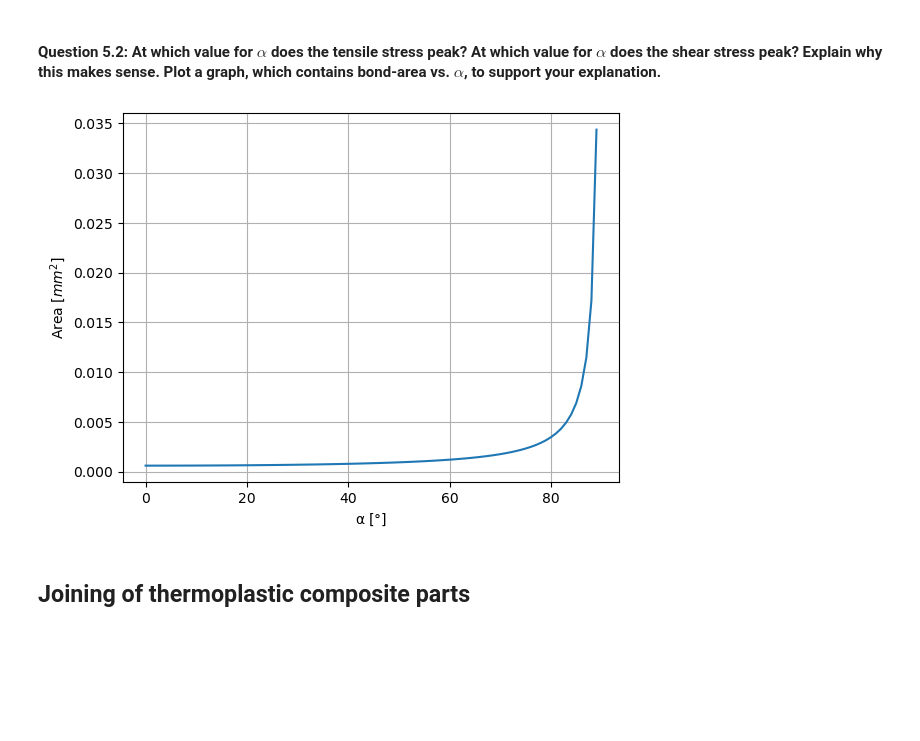
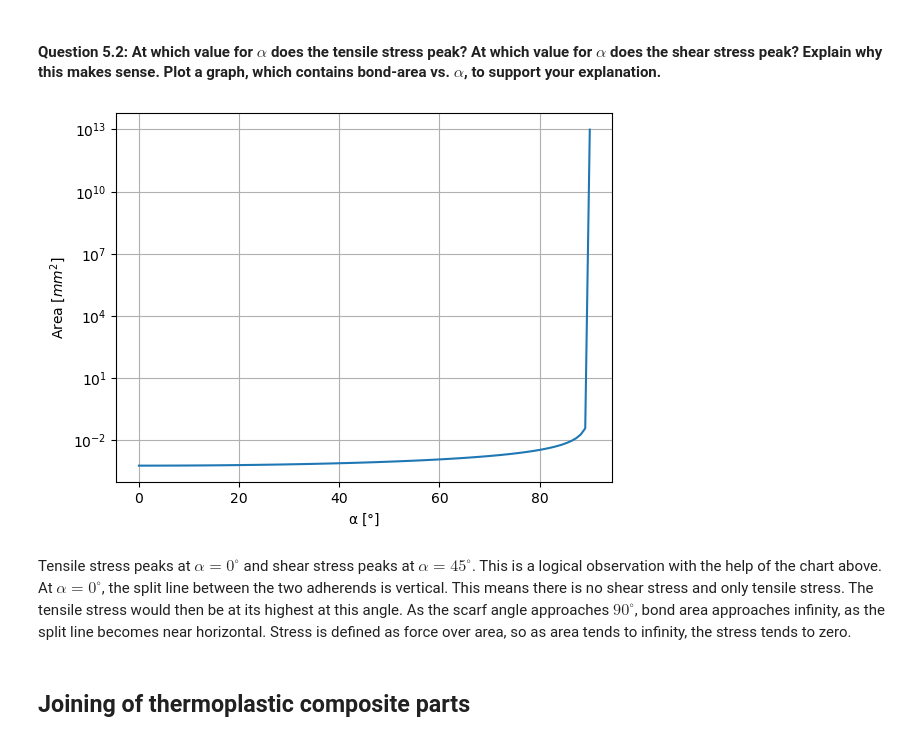
Before and after one commit to arthurstreebgreebling/PCM, a Jupyter notebook: A3 Joining/Joining.ipynb, the cells around one changed output. Drawn from its saved outputs; the diff is of its cells as text; code cells hidden in the pictures; blank space fills up the shorter version.

```diff
--- a/A3 Joining/Joining.ipynb
+++ b/A3 Joining/Joining.ipynb
@@ -236,8 +236,8 @@ def tensile_stress(F,a,b,t):
 def shear_stress(F,a,b,t):
     return F*np.sin(a*np.pi/180) / area(a,b,t)
 
-a = np.arange(0,91,1)
-plt.plot(a, tensile_stress(F,a,b,t)/1e6, label='Tensile stress')
+a = np.linspace(0,90,100)
+plt.plot(a, tensile_stress(F,a,b,t)/1e6, label='Tensile Stress')
 plt.plot(a, shear_stress(F,a,b,t)/1e6, label='Shear Stress')
 plt.legend()
 plt.grid()
@@ -249,15 +249,18 @@ plt.show()
 # %% [markdown]
 #### Question 5.2: At which value for $\alpha$ does the tensile stress peak? At which value for $\alpha$ does the shear stress peak? Explain why this makes sense. Plot a graph, which contains bond-area vs. $\alpha$, to support your explanation.
 # %%
-plt.plot(a[0:-1], area(a[0:-1],b,t))
+plt.plot(a, area(a,b,t))
 plt.grid()
 plt.ylabel('Area [$mm^2$]')
 plt.xlabel('α [$\degree$]')
+plt.yscale('log')
 plt.show()
 # Im not sure this graph is helpful haha
 # Tensile peak at alpha=0, and shear peak at alpha=45, but how does the graph help? I'm not sure
 # %% [output]
-[figure, old version]
+[figure, new version]
+# %% [markdown]
+Tensile stress peaks at $\alpha = 0^{\circ}$ and shear stress peaks at $\alpha = 45^{\circ}$. This is a logical observation with the help of the chart above. At $\alpha = 0^{\circ}$, the split line between the two adherends is vertical. This means there is no shear stress and only tensile stress. The tensile stress would then be at its highest at this angle. As the scarf angle approaches $90^{\circ}$, bond area approaches infinity, as the split line becomes near horizontal. Stress is defined as force over area, so as area tends to infinity, the stress tends to zero.
 # %% [markdown]
 ## Joining of thermoplastic composite parts
 # %% [markdown]
```
Also changed, not shown: parts of 11 cells of this notebook.
